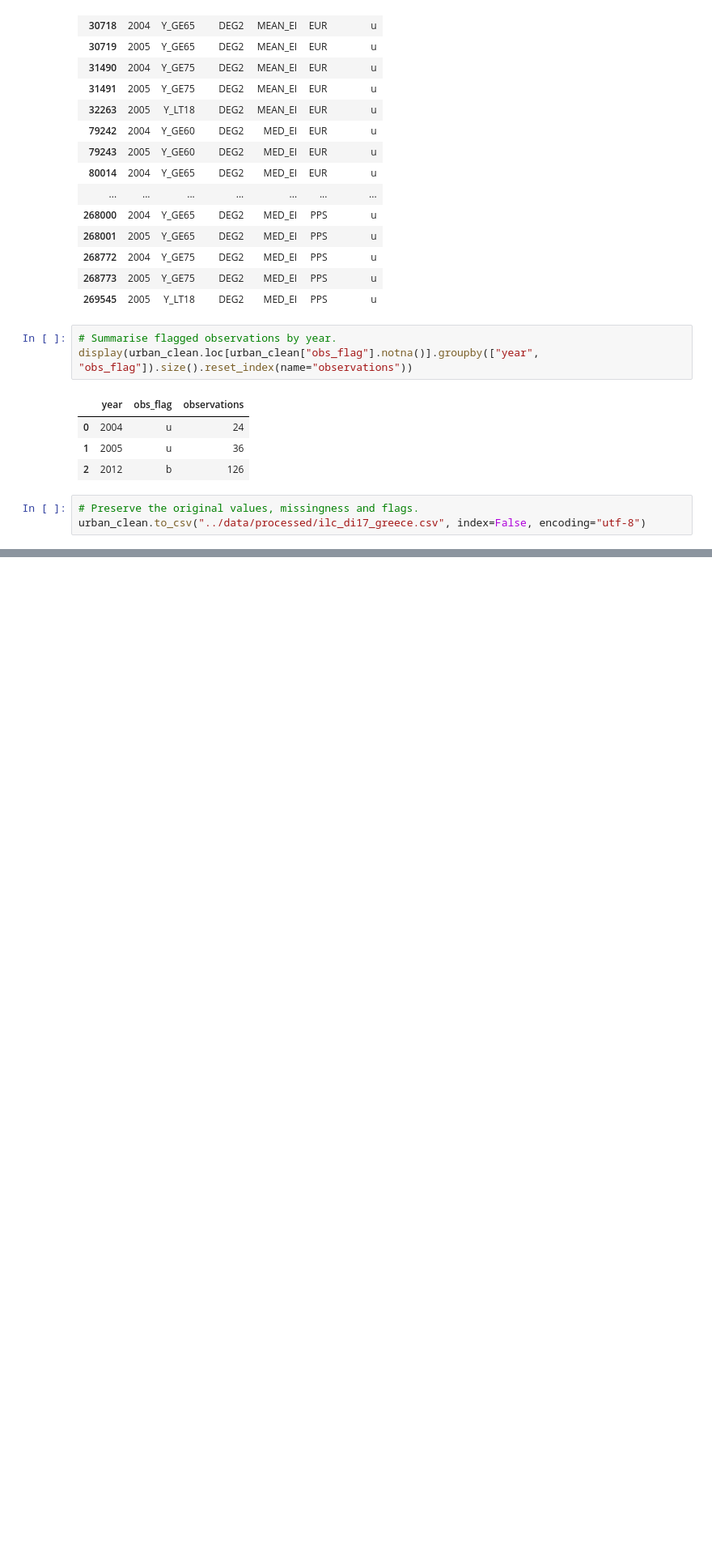
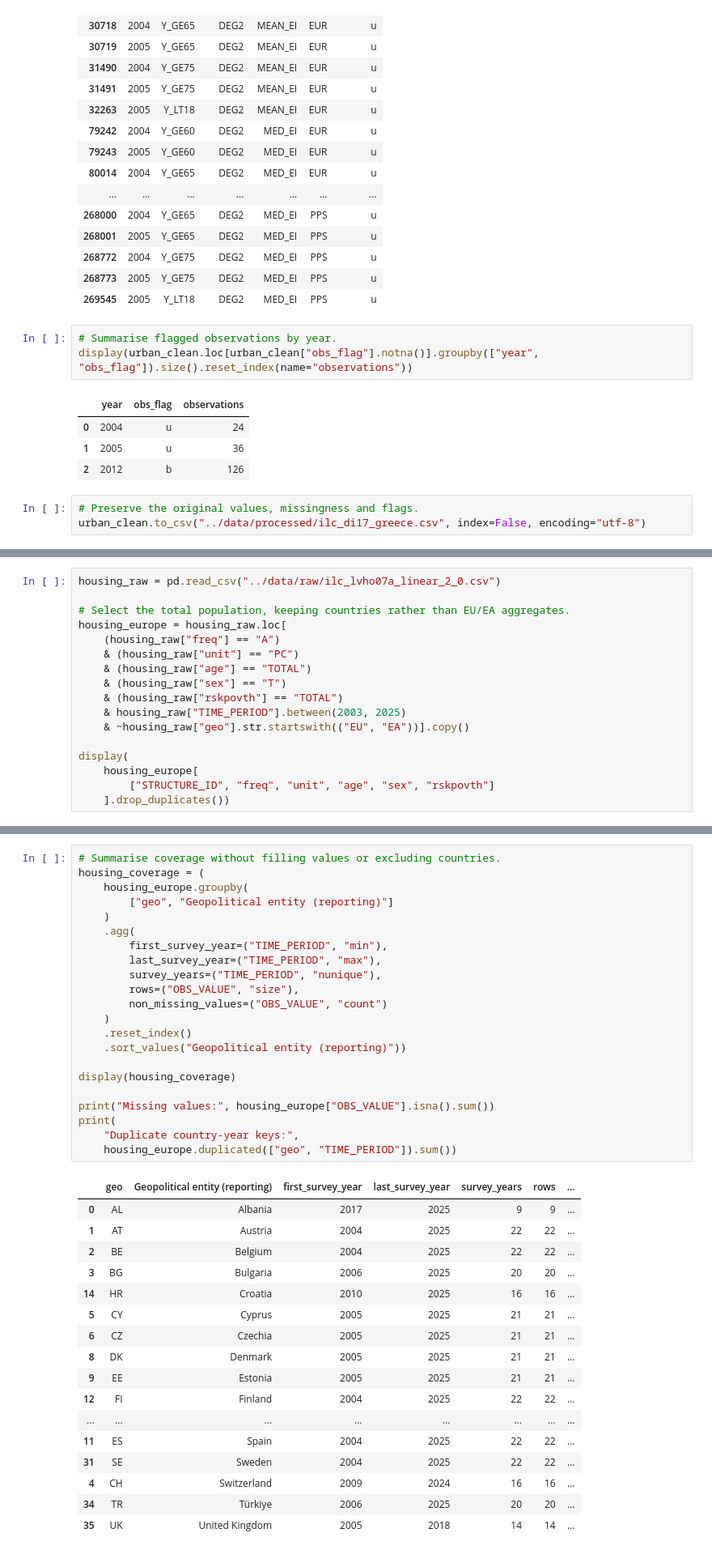
Before and after one commit to GeorgeZDESK/eurostat-income-analysis, a Jupyter notebook: notebooks/01_eda.ipynb, the cells around one changed output, grey strips where cells are left out. Shown at 81% size. Cells and saved outputs as stored; diff of their text form; blank space fills up the shorter version.

```diff
--- a/notebooks/01_eda.ipynb
+++ b/notebooks/01_eda.ipynb
@@ -551,0 +556,17 @@ urban_clean.to_csv("../data/processed/ilc_di17_greece.csv", index=False, encodin
+# %%
+housing_raw = pd.read_csv("../data/raw/ilc_lvho07a_linear_2_0.csv")
+
+# Select the total population, keeping countries rather than EU/EA aggregates.
+housing_europe = housing_raw.loc[
+    (housing_raw["freq"] == "A")
+    & (housing_raw["unit"] == "PC")
+    & (housing_raw["age"] == "TOTAL")
+    & (housing_raw["sex"] == "T")
+    & (housing_raw["rskpovth"] == "TOTAL")
+    & housing_raw["TIME_PERIOD"].between(2003, 2025)
+    & ~housing_raw["geo"].str.startswith(("EU", "EA"))].copy()
+
+display(
+    housing_europe[
+        ["STRUCTURE_ID", "freq", "unit", "age", "sex", "rskpovth"]
+    ].drop_duplicates())
@@ -551,0 +576,40 @@ urban_clean.to_csv("../data/processed/ilc_di17_greece.csv", index=False, encodin
+# %%
+# Summarise coverage without filling values or excluding countries.
+housing_coverage = (
+    housing_europe.groupby(
+        ["geo", "Geopolitical entity (reporting)"]
+    )
+    .agg(
+        first_survey_year=("TIME_PERIOD", "min"),
+        last_survey_year=("TIME_PERIOD", "max"),
+        survey_years=("TIME_PERIOD", "nunique"),
+        rows=("OBS_VALUE", "size"),
+        non_missing_values=("OBS_VALUE", "count")
+    )
+    .reset_index()
+    .sort_values("Geopolitical entity (reporting)"))
+
+display(housing_coverage)
+
+print("Missing values:", housing_europe["OBS_VALUE"].isna().sum())
+print(
+    "Duplicate country-year keys:",
+    housing_europe.duplicated(["geo", "TIME_PERIOD"]).sum())
+# %% [output]
+|  | geo | Geopolitical entity (reporting) | first_survey_year | last_survey_year | survey_years | rows | ... |
+| 0 | AL | Albania | 2017 | 2025 | 9 | 9 | ... |
+| 1 | AT | Austria | 2004 | 2025 | 22 | 22 | ... |
+| 2 | BE | Belgium | 2004 | 2025 | 22 | 22 | ... |
+| 3 | BG | Bulgaria | 2006 | 2025 | 20 | 20 | ... |
+| 14 | HR | Croatia | 2010 | 2025 | 16 | 16 | ... |
+| 5 | CY | Cyprus | 2005 | 2025 | 21 | 21 | ... |
+| 6 | CZ | Czechia | 2005 | 2025 | 21 | 21 | ... |
+| 8 | DK | Denmark | 2005 | 2025 | 21 | 21 | ... |
+| 9 | EE | Estonia | 2005 | 2025 | 21 | 21 | ... |
+| 12 | FI | Finland | 2004 | 2025 | 22 | 22 | ... |
+| ... | ... | ... | ... | ... | ... | ... | ... |
+| 11 | ES | Spain | 2004 | 2025 | 22 | 22 | ... |
+| 31 | SE | Sweden | 2004 | 2025 | 22 | 22 | ... |
+| 4 | CH | Switzerland | 2009 | 2024 | 16 | 16 | ... |
+| 34 | TR | Türkiye | 2006 | 2025 | 20 | 20 | ... |
+| 35 | UK | United Kingdom | 2005 | 2018 | 14 | 14 | ... |
```
Also changed, not shown: parts of 17 cells of this notebook, 12 other files.
